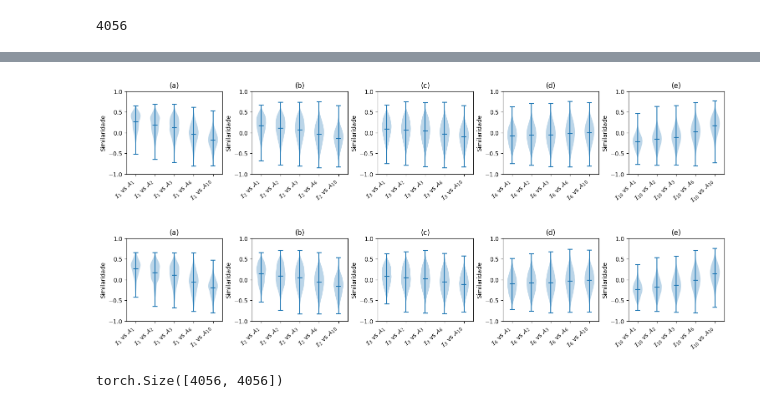
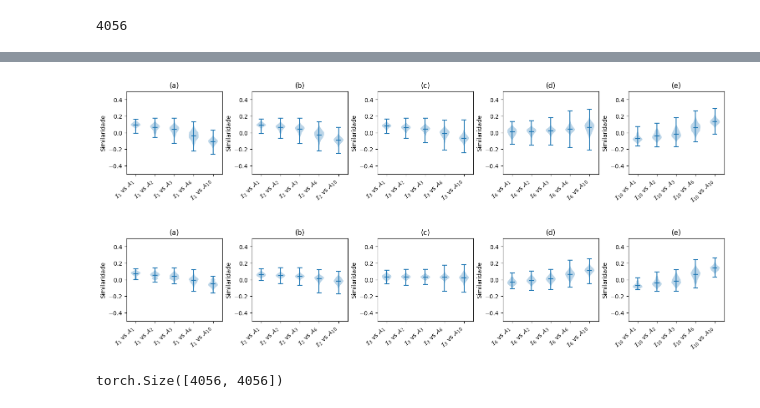
Before and after one commit to Krayth/TCC-graphs-CLIP-test2, a Jupyter notebook: Treinamento-Watts-Strogatz.ipynb, the cells around one changed output, grey strips where cells are left out. Drawn from its saved outputs; the diff is of its cells as text; code cells hidden in the pictures.

```diff
--- a/Treinamento-Watts-Strogatz.ipynb
+++ b/Treinamento-Watts-Strogatz.ipynb
@@ -14,7 +22,7 @@ from transformers import TrainingArguments
 
 training_args = TrainingArguments(
     output_dir="../data/checkpoints/clip-model",
-    num_train_epochs=100,
+    num_train_epochs=7,
     per_device_train_batch_size=8,
     gradient_accumulation_steps=1,
     warmup_steps=50,
@@ -310,29 +399,0 @@ sims_rewire10_valid = sims_valid[765:1014].reshape(-1)
-# %%
-fig, axes = plt.subplots(1, 2, figsize=(14, 5))
-
-# Histograma 1000 vs 1000
-axes[0].hist(sims_rewire2_train.cpu().numpy(), bins=1000, alpha=0.7, color="red", label="Rewire - 2")
-axes[0].hist(sims_rewire3_train.cpu().numpy(), bins=1000, alpha=0.7, color="blue", label="Rewire - 3")
-axes[0].hist(sims_rewire6_train.cpu().numpy(), bins=1000, alpha=0.7, color="yellow", label="Rewire - 6")
-axes[0].hist(sims_rewire10_train.cpu().numpy(), bins=1000, alpha=0.7, color="magenta", label="Rewire - 10")
-axes[0].hist(sims_rewire1_train.cpu().numpy(), bins=1000, alpha=0.7, color="green", label="Rewire - 1")
-
-axes[0].set_title("Distribuição de similaridades (Watts-Strogatz - Treino)")
-axes[0].set_xlabel("Similaridade coseno")
-axes[0].set_ylabel("Frequência")
-axes[0].legend()
-
-# Histograma 250 vs 250
-axes[1].hist(sims_rewire2_valid.cpu().numpy(), bins=1000, alpha=0.7, color="red", label="Rewire - 2")
-axes[1].hist(sims_rewire3_valid.cpu().numpy(), bins=1000, alpha=0.7, color="blue", label="Rewire - 3")
-axes[1].hist(sims_rewire6_valid.cpu().numpy(), bins=1000, alpha=0.7, color="yellow", label="Rewire - 6")
-axes[1].hist(sims_rewire10_valid.cpu().numpy(), bins=1000, alpha=0.7, color="magenta", label="Rewire - 10")
-axes[1].hist(sims_rewire1_valid.cpu().numpy(), bins=1000, alpha=0.7, color="green", label="Rewire - 1")
-
-axes[1].set_title("Distribuição de similaridades (Watts-Strogatz - Validacao)")
-axes[1].set_xlabel("Similaridade coseno")
-axes[1].set_ylabel("Frequência")
-axes[1].legend()
-
-plt.tight_layout()
-plt.show()
@@ -422,14 +481,14 @@ def create_violin_plots(sim_mat, num_items_per_class, class_names, ylim=(-1, 1))
 # Número de elementos para cada classe
 num_items_per_class = [56, 1000, 1000, 1000, 1000]   # treinamento
 class_names = ["1", "2", "3", "6", "10"]
-create_violin_plots(sims_train, num_items_per_class, class_names, ylim=(-1.0, 1.0))
+create_violin_plots(sims_train, num_items_per_class, class_names, ylim=(-0.5, 0.5))
 # %% [output]
-[figure, old version]
+[figure, new version]
 # %%
 num_items_per_class = [14, 250, 250, 250, 250] # validacao
-create_violin_plots(sims_valid, num_items_per_class, class_names, ylim=(-1.0, 1.0))
+create_violin_plots(sims_valid, num_items_per_class, class_names, ylim=(-0.5, 0.5))
 # %% [output]
-[figure, old version]
+[figure, new version]
 # %%
 sims_train.shape
 # %% [output]
```
Also changed, not shown: parts of 15 cells of this notebook.
